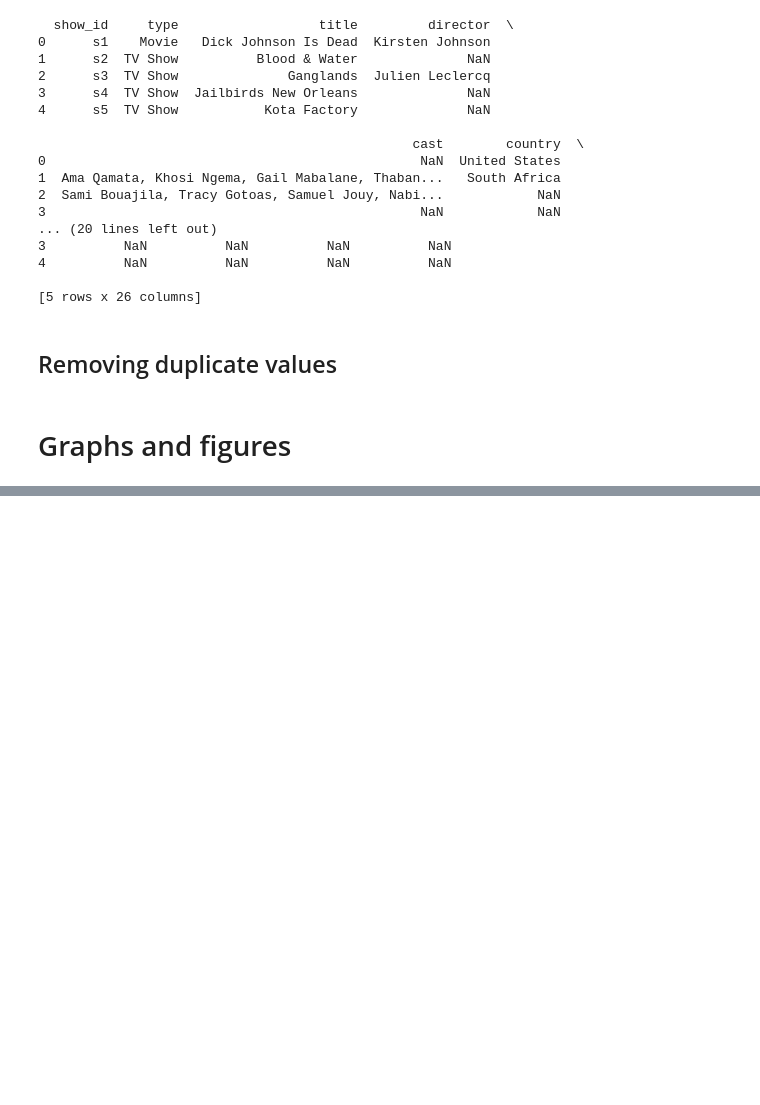
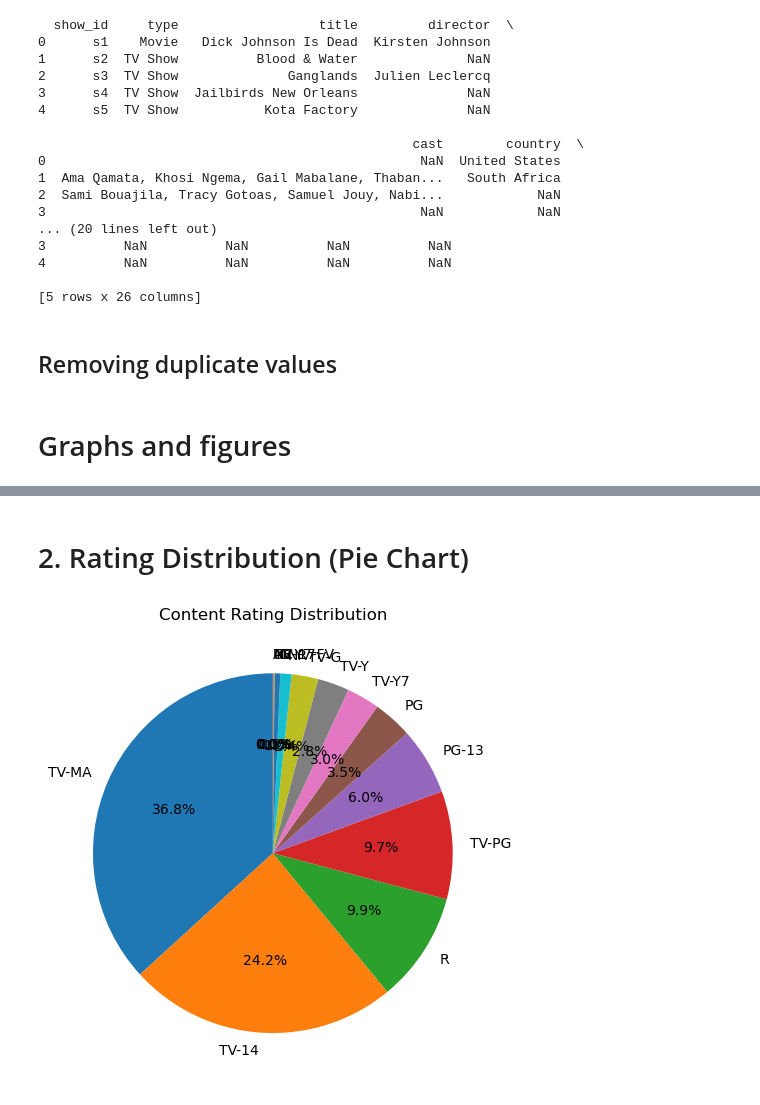
Before and after one commit to Shuzury/data_sci, a Jupyter notebook: mat_practice/pract.ipynb, the cells around one changed output, grey strips where cells are left out. Drawn from its saved outputs; the diff is of its cells as text; code cells hidden in the pictures; blank space fills up the shorter version.

```diff
--- a/mat_practice/pract.ipynb
+++ b/mat_practice/pract.ipynb
@@ -46,0 +63,14 @@ plt.savefig('mat_practice/figures/first.png', dpi=300, bbox_inches='tight')  # .
+# %% [markdown]
+# 2. Rating Distribution (Pie Chart)
+# %%
+rate_count = df['rating'].value_counts()
+
+plt.figure(figsize=(10, 5))
+plt.pie(rate_count, labels=rate_count.index, autopct='%1.1f%%', startangle=90)
+# %1.1f%% = keep 1 decimal place + show % sign
+plt.title('Content Rating Distribution')
+plt.tight_layout()
+plt.savefig(r'C:\Users\wwwsh\OneDrive\Desktop\proj_1\data_sci\mat_practice\figures\second.png', dpi=300, bbox_inches='tight')
+plt.show()
+# %% [output]
+[figure, added]
```
Also changed, not shown: parts of 14 cells of this notebook, 7 other files.
